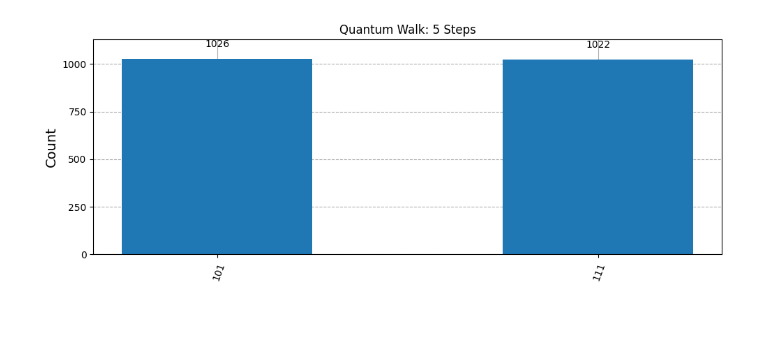
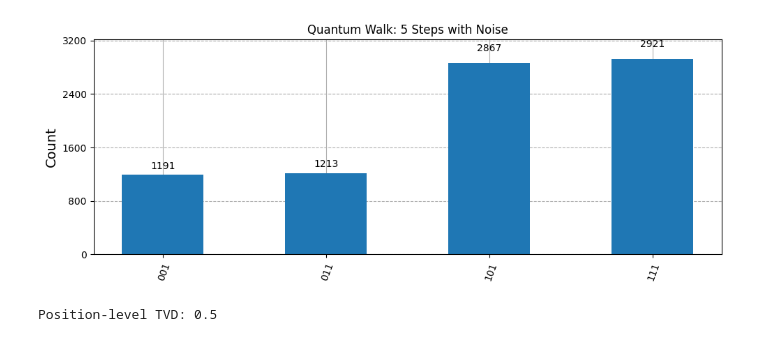
Before and after one commit to archana070723/Womanium_project, a Jupyter notebook: Quantum_Walk.ipynb, the cells around one changed output. Saved outputs shown, nothing was run; the diff lists cells and outputs as text; code cells hidden in the pictures.

```diff
--- a/Quantum_Walk.ipynb
+++ b/Quantum_Walk.ipynb
@@ -422,4 +789,6 @@ plt.show()
 # %%
+#-------------------Hadamard Walk With Noise---------------------------
+
 from qiskit import QuantumCircuit, QuantumRegister, ClassicalRegister
 from qiskit_aer import AerSimulator
 from qiskit.compiler import transpile
@@ -440,7 +809,7 @@ def controlled_decrement(qc, coin, pos):
     for i in reversed(range(1, len(pos))):
         qc.ccx(coin, pos[i - 1], pos[i])
 
-def quantum_walk_circuit(num_steps=3, num_pos_qubits=3):
+def quantum_walk_circuit_with_noise(num_steps=3, num_pos_qubits=3):
     qr_coin = QuantumRegister(1, name='coin')
     qr_pos = QuantumRegister(num_pos_qubits, name='pos')
     cr = ClassicalRegister(num_pos_qubits, name='readout')
@@ -448,37 +817,73 @@ def quantum_walk_circuit(num_steps=3, num_pos_qubits=3):
 
     # Initialize position to the center
     center = 2 ** (num_pos_qubits - 1)
     for i, bit in enumerate(format(center, f'0{num_pos_qubits}b')[::-1]):
         if bit == '1':
             qc.x(qr_pos[i])
 
     for _ in range(num_steps):
         qc.h(qr_coin[0])  # Hadamard coin flip
         controlled_increment(qc, qr_coin[0], qr_pos)
         controlled_decrement(qc, qr_coin[0], qr_pos)
 
     # Measure position
     qc.measure(qr_pos, cr)
     return qc
 
 # --- Parameters ---
 num_steps = 5
 num_pos_qubits = 3
 
 # Build and simulate
-qc = quantum_walk_circuit(num_steps, num_pos_qubits)
-sim = AerSimulator()
-tqc = transpile(qc, sim)
-result = sim.run(tqc, shots=2048).result()
+
+qc = quantum_walk_circuit_with_noise(num_steps, num_pos_qubits)
+ # Run with noise
+sim = AerSimulator(noise_model=noise_model)
+qc_t = transpile(qc, sim, optimization_level=3)
+result = sim.run(qc_t, shots=8192).result()
 counts = result.get_counts()
-
 
 
 # Plot
 fig = plt.figure(figsize=(10, 4))
-plot_histogram(counts, ax=fig.gca(), title=f"Quantum Walk: {num_steps} Steps")
+plot_histogram(counts, ax=fig.gca(), title=f"Quantum Walk: {num_steps} Steps with Noise")
 plt.grid(True)
 plt.tight_layout()
 plt.show()
+
+def bit_to_pos(bitstr):
+    s = bitstr[::-1]                 # Qiskit counts are little-endian
+    return s.find('1') if s.count('1')==1 else None
+
+def counts_to_pos_pmf(counts):
+    pos_counts = {}
+    total = 0
+    for b,v in counts.items():
+        pos = bit_to_pos(b)
+        if pos is None:  # skip non-one-hot outcomes
+            continue
+        pos_counts[pos] = pos_counts.get(pos, 0) + v
+        total += v
+    return {k: v/total for k,v in pos_counts.items()} if total else {}
+
+def tvd_over_positions(measured_counts, ideal_counts):
+    p = counts_to_pos_pmf(measured_counts)
+    q = counts_to_pos_pmf(ideal_counts)
+    keys = set(p)|set(q)
+    return 0.5 * sum(abs(p.get(k,0)-q.get(k,0)) for k in keys)
+
+# usage with noiseless reference:
+# --- Parameters ---
+num_steps = 5
+num_pos_qubits = 3
+
+# Build and simulate
+qc, ideal_bit_counts = quantum_walk_circuit(num_steps, num_pos_qubits)
+
+
+
+tvd_pos = tvd_over_positions(counts, ideal_bit_counts)
+print("Position-level TVD:", tvd_pos)
 # %% [output]
-[figure, old version]
+[figure, new version]
+Position-level TVD: 0.5
```
Also changed, not shown: parts of 10 cells of this notebook.
